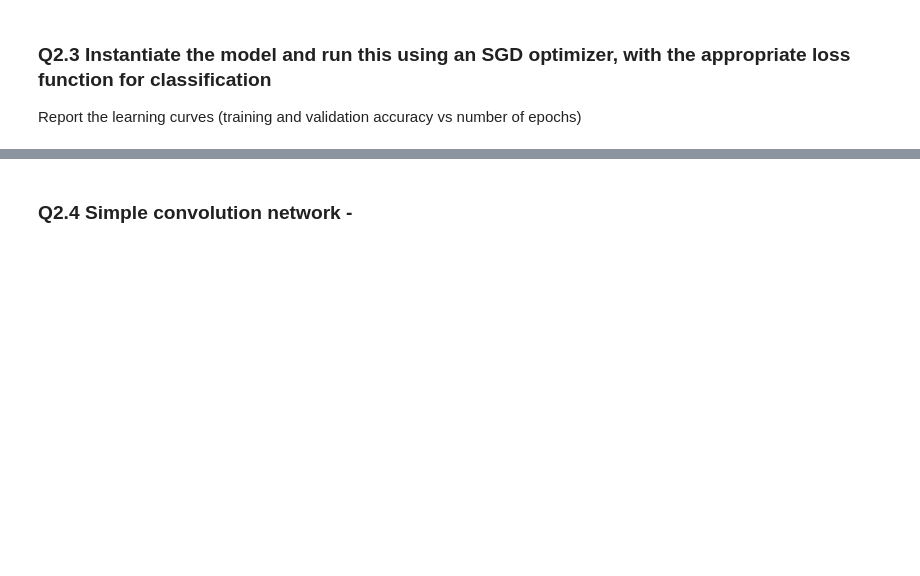
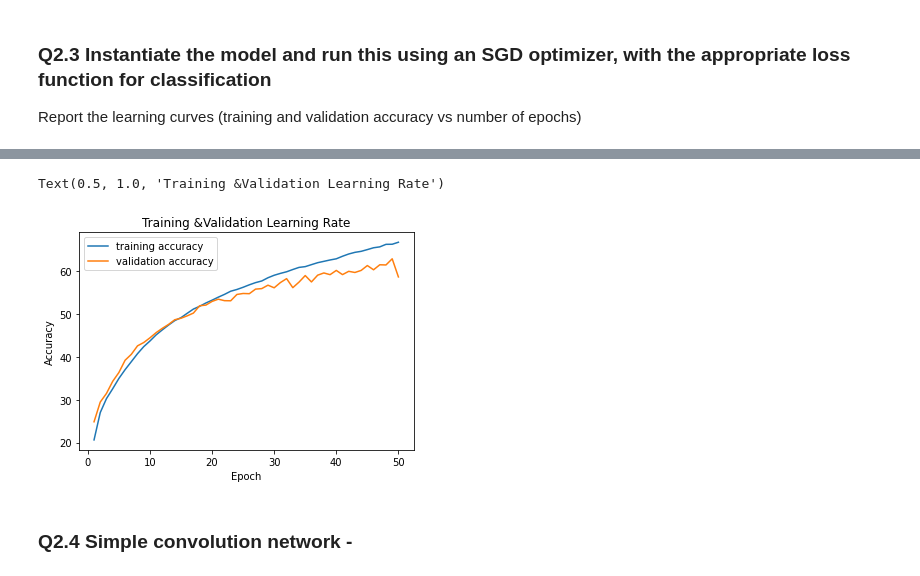
Before and after one commit to ZichangYe/NBA-Analytics, a Jupyter notebook: Q2_v1015.ipynb, the cells around one changed output, grey strips where cells are left out. Drawn from its saved outputs; the diff is of its cells as text; code cells hidden in the pictures; blank space fills up the shorter version.

```diff
--- a/Q2_v1015.ipynb
+++ b/Q2_v1015.ipynb
@@ -308,3 +327,14 @@ train_loader.
+# %%
+# visualize learning rate
+plt.plot(np.arange(1, len(train_accuracies)+1), train_accuracies, label='training accuracy')
+plt.plot(np.arange(1, len(val_accuracies)+1), val_accuracies, label='validation accuracy')
+plt.xlabel('Epoch')
+plt.ylabel('Accuracy')
+plt.legend()
+plt.title('Training & Validation Learning Rate')
+# %% [output]
+Text(0.5, 1.0, 'Training &Validation Learning Rate')
+[figure, added]
 # %% [markdown]
 ### Q2.4 Simple convolution network -
 # %% [markdown]
```
Also changed, not shown: parts of 20 cells of this notebook.
